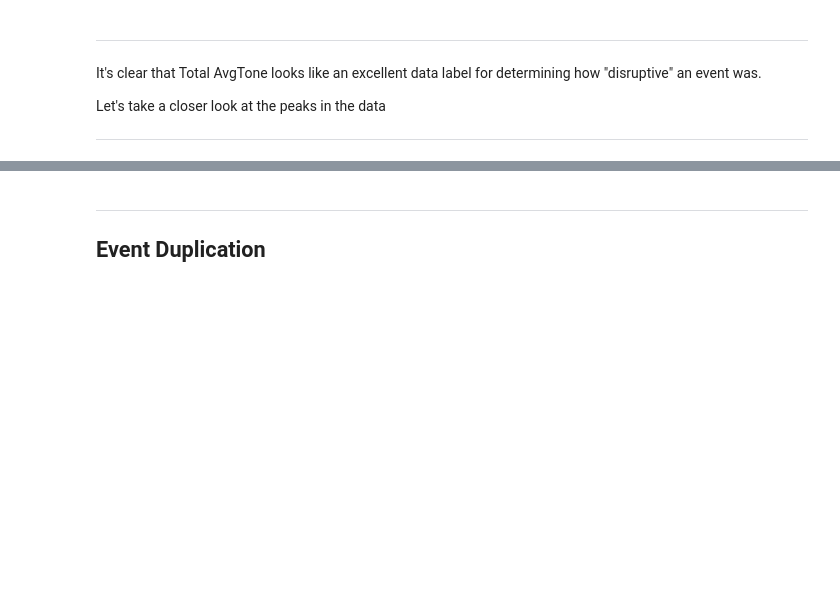
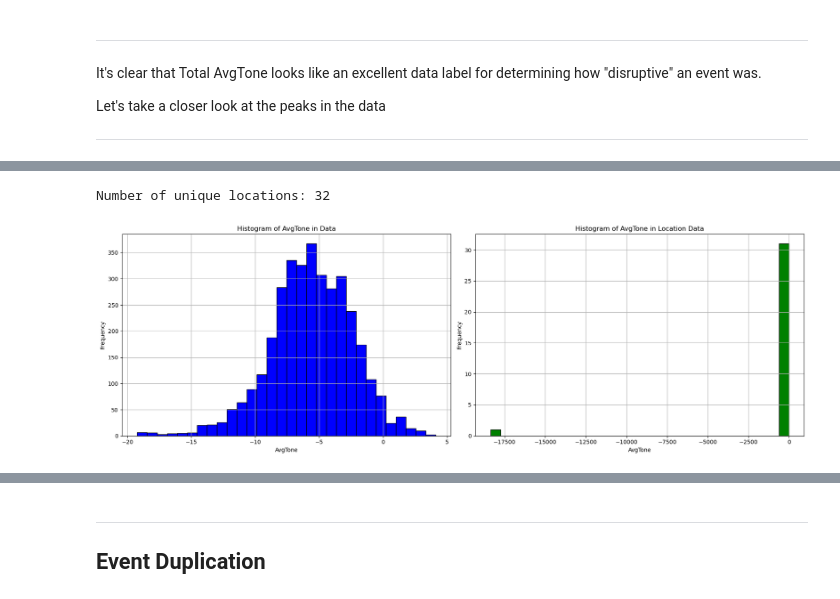
Before and after one commit to wweissbluth/civil_unrest_predictor, a Jupyter notebook: chicago_civil_unrest/5_data_analysis.ipynb, the cells around one changed output, grey strips where cells are left out. Drawn from its saved outputs; the diff is of its cells as text; code cells hidden in the pictures; blank space fills up the shorter version.

```diff
--- a/chicago_civil_unrest/5_data_analysis.ipynb
+++ b/chicago_civil_unrest/5_data_analysis.ipynb
@@ -313,0 +258,10 @@ reindex_data.to_csv('data_labels.csv', index=False)
+# %%
+from matplotlib.colors import Normalize
+
+# Group the data by location and calculate the total AvgTone for each location
+location_data = data.groupby(['ActionGeo_Lat', 'ActionGeo_Long']).agg({'AvgTone': 'sum'}).reset_index()
+
+# Print the number of unique locations
+print(f"Number of unique locations: {location_data.shape[0]}")
+# %% [output]
+Number of unique locations: 32
@@ -313,0 +270,23 @@ reindex_data.to_csv('data_labels.csv', index=False)
+# %%
+# Create a figure with two subplots
+fig, axes = plt.subplots(nrows=1, ncols=2, figsize=(18, 6))
+
+# Histogram of AvgTone in data
+axes[0].hist(data['AvgTone'], bins=30, color='blue', edgecolor='black')
+axes[0].set_xlabel('AvgTone')
+axes[0].set_ylabel('Frequency')
+axes[0].set_title('Histogram of AvgTone in Data')
+axes[0].grid(True)
+
+# Histogram of AvgTone in location_data
+axes[1].hist(location_data['AvgTone'], bins=30, color='green', edgecolor='black')
+axes[1].set_xlabel('AvgTone')
+axes[1].set_ylabel('Frequency')
+axes[1].set_title('Histogram of AvgTone in Location Data')
+axes[1].grid(True)
+
+# Show the plots
+plt.tight_layout()
+plt.show()
+# %% [output]
+[figure, added]
```
Also changed, not shown: parts of 21 cells of this notebook, 4 other files.
